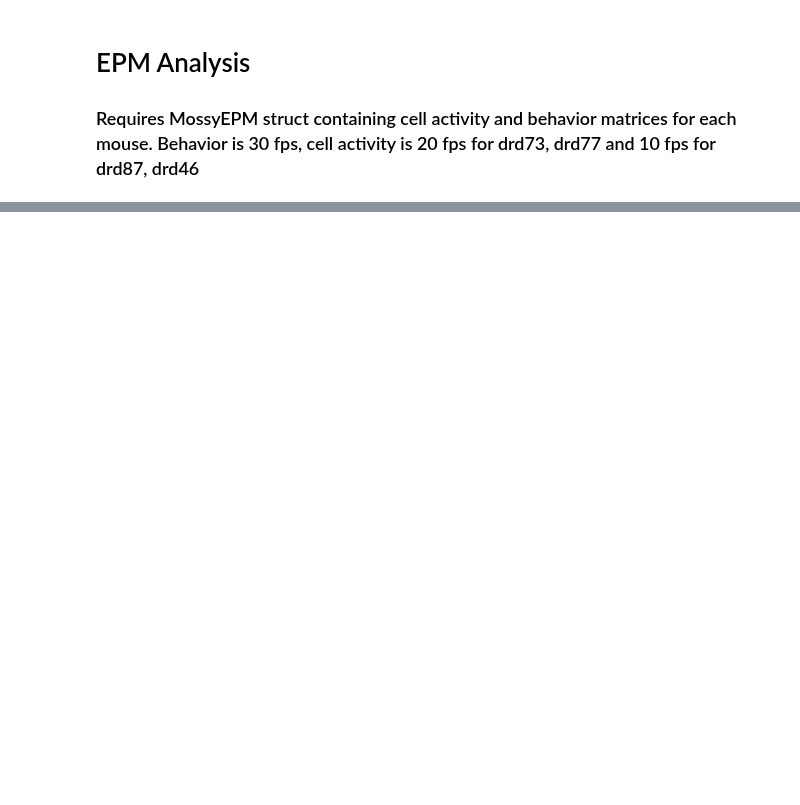
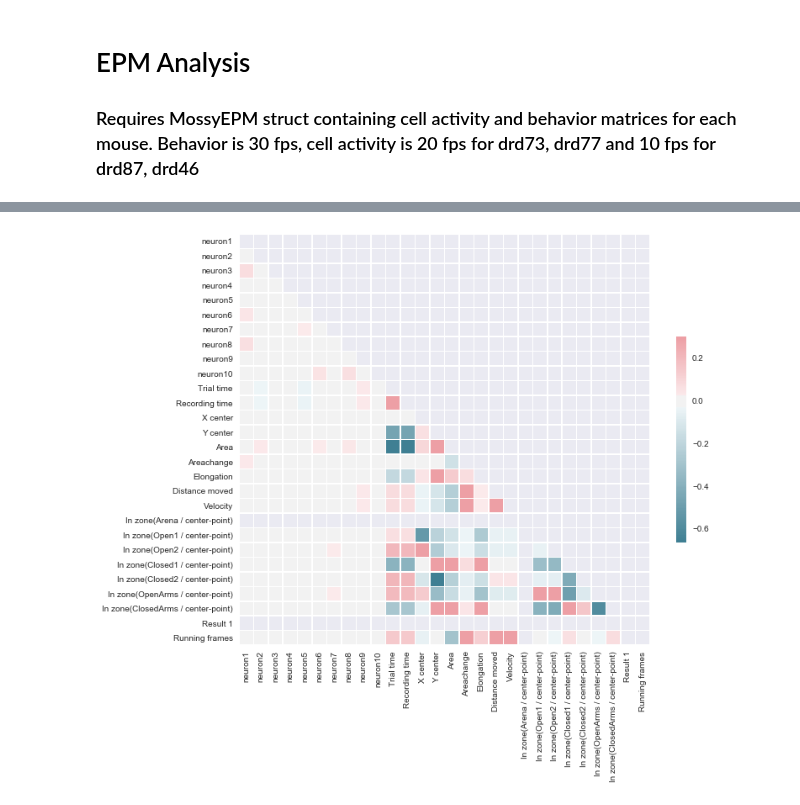
Before and after one commit to smu160/PvsNP, a Jupyter notebook: EPM_Analysis.ipynb, the cells around one changed output, grey strips where cells are left out. Drawn from its saved outputs; the diff is of its cells as text; code cells hidden in the pictures; blank space fills up the shorter version.

```diff
--- a/EPM_Analysis.ipynb
+++ b/EPM_Analysis.ipynb
@@ -14,9 +14,19 @@ style.use('seaborn')
 %matplotlib inline
 # %%
 data = pd.read_csv('~/TraceRaw_Mouse_drd46.csv', header=None)
-lst_of_dataframes = Core.detect_ca_transients_mossy(data, 2, .5, 0.2, 10)
 
+lst_of_dataframes = Core.detect_ca_transients_mossy(data, 2, 0.5, 0.2, 10)
+
+cell_data = lst_of_dataframes[0]
 AUC_dataframe = lst_of_dataframes[1]
+cell_transients = lst_of_dataframes[2]
+
+test_AUC = pd.read_csv('~/Google Drive/Saveliy_HEN_LAB/AUC_for_drd46.csv', header=-1)
+test_cell_transients = pd.read_csv('~/Google Drive/Saveliy_HEN_LAB/cell_transients_for_drd46.csv', header=-1)
+test_zscored_data = pd.read_csv('~/Google Drive/Saveliy_HEN_LAB/zscored_cell_for_drd46.csv', header=-1)
+
 # lst_of_dataframes[0].plot(subplots=True, figsize=(20, 20));
 # lst_of_dataframes[1].plot(subplots=True, figsize=(20, 20));
 # lst_of_dataframes[2].plot(subplots=True, figsize=(20, 20));
+
+isDataConsistent(AUC_dataframe, test_AUC)
@@ -35,7 +55,7 @@ ROW_MULTIPLE = 3
 behavior_df.drop(behavior_df.index[[i for i in range(0, len(behavior_df.index)) if i % ROW_MULTIPLE != 0]], inplace=True)
 
 # For the activity Dataframe, we Change column names to corresponding neuron names
-activity_df.columns = ['neuron ' + str(i) for i in range(1, len(activity_df.columns) + 1)]
+activity_df.columns = ['neuron' + str(i) for i in range(1, len(activity_df.columns) + 1)]
 
 # Change column names to the behavior column names found in the MossyEPM, MATLAB struct
 behavior_df.columns = behavior_column_names
@@ -123,6 +143,6 @@ for i = 1:numel(mice):
 # *** TEST ***
 # activity_df
 # behavior_df
+AUC_dataframe.columns = ['neuron' + str(i) for i in range(1, len(AUC_dataframe.columns) + 1)]
 result_dataframe = pd.concat([AUC_dataframe, behavior_df], axis=1)
-result_dataframe
-sum([result[5][i] for i in range(0, len(result[5])) if result['In zone(OpenArms / center-point)'][i] != 0])/len(result[5])
+# result_dataframe
@@ -146,16 +204,18 @@ print(no_run_sums1)
 # %%
 # Compute the correlation matrix
-corr = result.corr()
+corr = result_dataframe.corr()
 
 # Generate a mask for the upper triangle
 mask = np.zeros_like(corr, dtype=np.bool)
 mask[np.triu_indices_from(mask)] = True
 
 # Set up the matplotlib figure
 f, ax = plt.subplots(figsize=(11, 9))
 
 # Generate a custom diverging colormap
 cmap = sns.diverging_palette(220, 10, as_cmap=True)
 
 # Draw the heatmap with the mask and correct aspect ratio
 sns.heatmap(corr, mask=mask, cmap=cmap, vmax=.3, center=0, square=True, linewidths=.5, cbar_kws={"shrink": .5});
+# %% [output]
+[figure, added]
```
Also changed, not shown: parts of 9 cells of this notebook.
